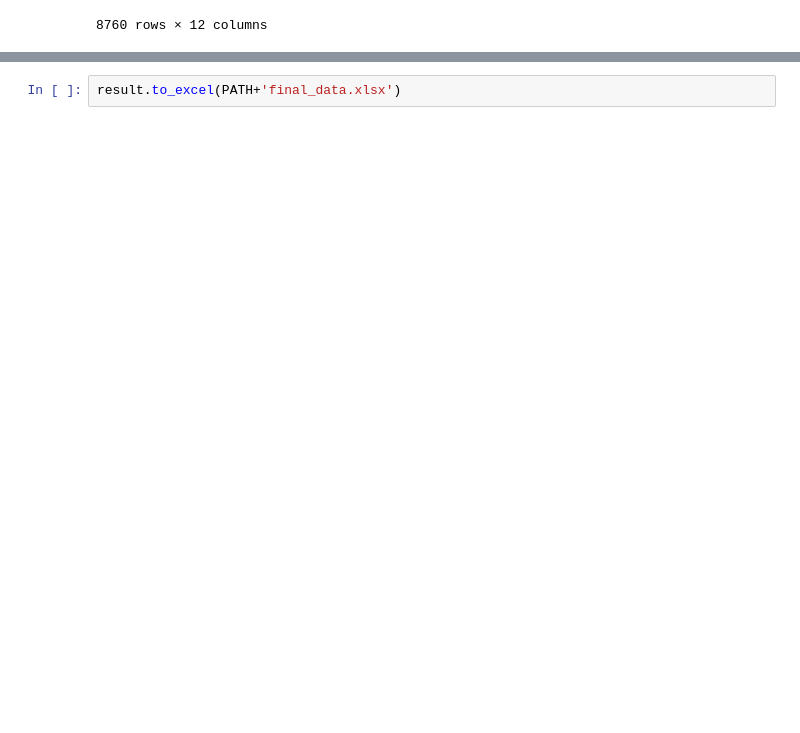
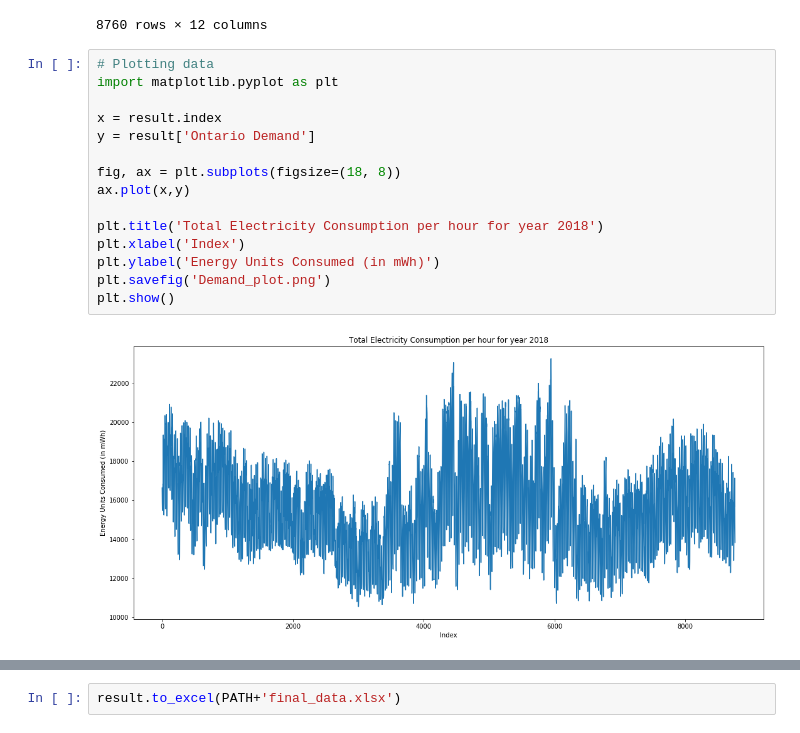
Before and after one commit to dwivediagam/SmartGrid, a Jupyter notebook: notebooks/Data Creation.ipynb, the cells around one changed output, grey strips where cells are left out. Drawn from its saved outputs; the diff is of its cells as text; blank space fills up the shorter version.

Commit message:
add data vis script and data

```diff
--- a/notebooks/Data Creation.ipynb
+++ b/notebooks/Data Creation.ipynb
@@ -207,3 +210,20 @@ result.set_index('Date')
 | 2018-12-31 | 23 | 17506 | 14560 | 2.87 | 27 | 233 | 3254 | 11212 | 0 | 2506 | ... |
 | 2018-12-31 | 24 | 16704 | 13828 | 0.00 | 16 | 232 | 3136 | 11219 | 0 | 1897 | ... |
 8760 rows × 12 columns
+# %%
+# Plotting data
+import matplotlib.pyplot as plt
+
+x = result.index
+y = result['Ontario Demand']
+
+fig, ax = plt.subplots(figsize=(18, 8))
+ax.plot(x,y)
+
+plt.title('Total Electricity Consumption per hour for year 2018')
+plt.xlabel('Index')
+plt.ylabel('Energy Units Consumed (in mWh)')
+plt.savefig('Demand_plot.png')
+plt.show()
+# %% [output]
+[figure, added]
```
Also changed, not shown: parts of 3 cells of this notebook, 3 other files.
